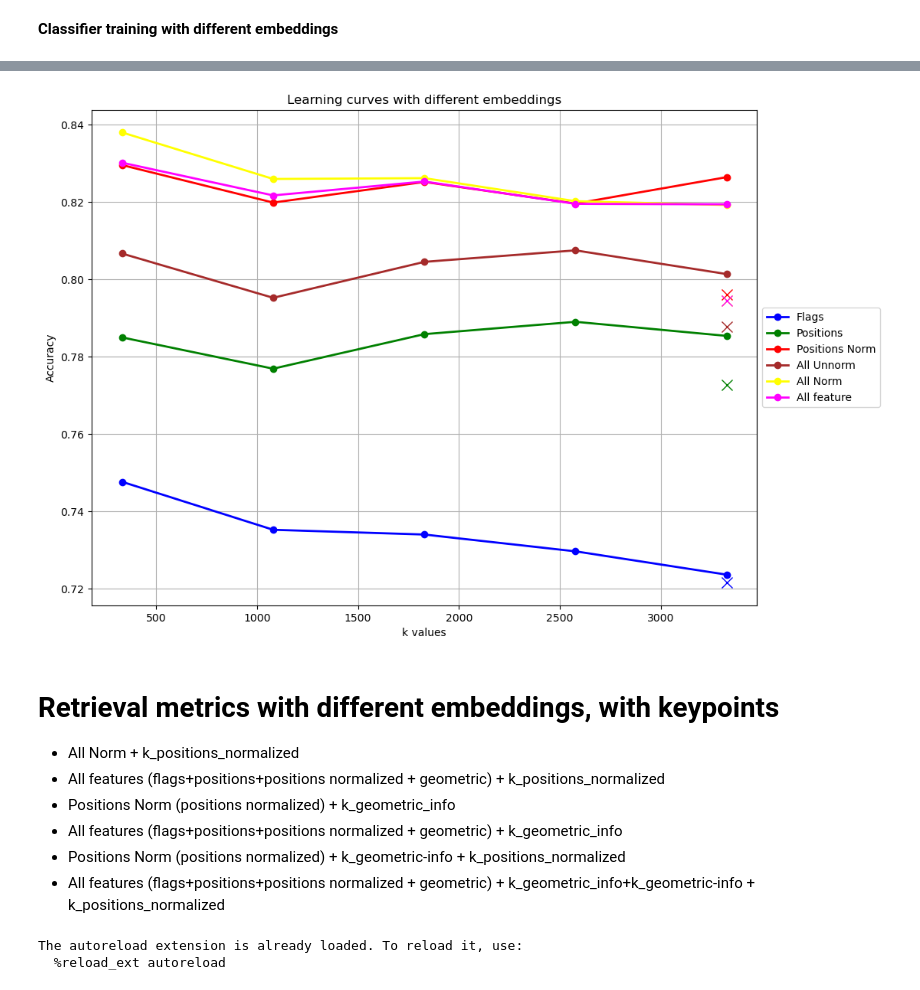
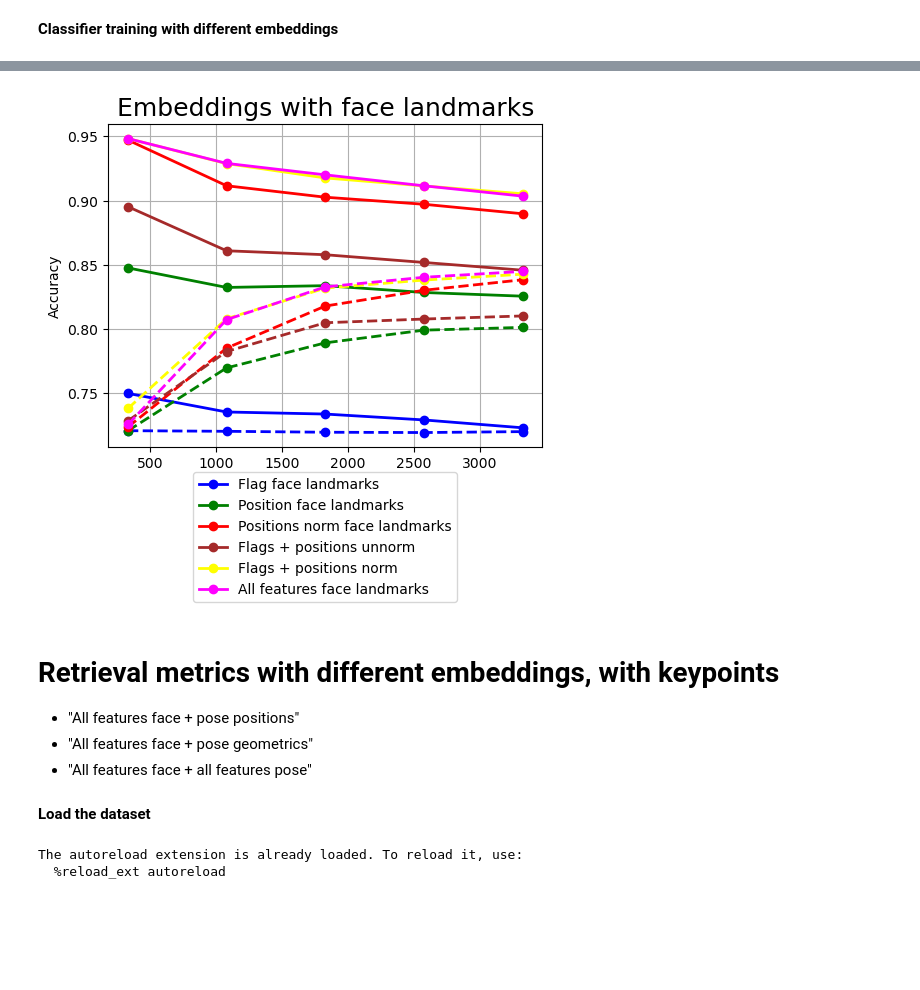
Before and after one commit to Lori-in-the-clouds/SIDS_revelation_project, a Jupyter notebook: full_pipeline/retrieval_dataset_v3.ipynb, the cells around one changed output, grey strips where cells are left out. Saved outputs shown, nothing was run; the diff lists cells and outputs as text; code cells hidden in the pictures; blank space fills up the shorter version.

```diff
--- a/full_pipeline/retrieval_dataset_v3.ipynb
+++ b/full_pipeline/retrieval_dataset_v3.ipynb
@@ -8,6 +10,7 @@
 # %% [markdown]
 **Load the dataset**
 # %%
+from matplotlib.lines import lineStyles
 %load_ext autoreload
 %autoreload 2
 
@@ -19,4 +22,4 @@ from libraries.file_manager_utils import *
 
 project_dir = f"{os.getcwd().split('SIDS_revelation_project')[0]}SIDS_revelation_project/"
 image_dataset_path = f"{project_dir}datasets/onback_onstomach_v3"
-model_path = f"{project_dir}/models/4.fd_weights/best.pt"
+model_path_fd = f"{project_dir}/models/4.fd_weights/best.pt"
@@ -73,7 +79,7 @@ FINISHED: 4158 embedding created
 **Initialize retrieval objects**
 # %%
 embeddings = [e_flags, e_positions, e_positions_norm, e_all_unnorm, e_all_norm, e_all]
-embeddings_names = ["Flags", "Positions", "Positions Norm", "All Unnorm", "All Norm", "All features"]
+embeddings_names = ["Flag face landmarks", "Position face landmarks", "Positions norm face landmarks", "Flags + positions unnorm", "Flags + positions norm", "All features face landmarks"]
 
 retrieval_euclidean = { name: ImageRetrieval(emb, emb_builder.y, emb_builder.image_paths, image_dataset_path, emb_builder.classes_bs)
                         for name, emb  in zip(embeddings_names, embeddings)}
@@ -129,7 +161,7 @@ Recall@R scores evaluated successfully!
 import matplotlib.pyplot as plt
 figsize = (18, 5)
 
-fig, axes = plt.subplots(1, 3, figsize=figsize, sharey=True)
+fig, axes = plt.subplots(1, 3, figsize=figsize, sharey=False)
 
 metrics = ["Euclidean", "Cosine", "Mahalanobis"]
 all_scores = [precision_scores_euclidean, precision_scores_cosine, precision_scores_mahalanobis]
@@ -230,13 +387,16 @@ All features--------------------------------------------------------------------
 # %%
 embeddings_classifiers = {name : Classifier(emb, emb_builder.y, emb_builder.classes_bs) for name, emb in zip(embeddings_names, embeddings)}
 # %%
-clf = RandomForestClassifier(n_estimators=300,
-                max_depth=8,              # limit tree depth
-                min_samples_split=10,     # require more samples to split
-                min_samples_leaf=5,       # require more samples per leaf
-                max_features="sqrt",      # random feature selection
-                bootstrap=True,
-                random_state=42)
+clf = XGBClassifier(
+            n_estimators=300,
+            max_depth=5,
+            learning_rate=0.05,
+            subsample=0.8,
+            colsample_bytree=0.8,
+            reg_lambda=1,
+            reg_alpha=0.5,
+            random_state=None
+        )
 
 learning_scores = { name: classifier.plot_learning_curve(clf, verbose = False) for name, classifier in embeddings_classifiers.items()}
 print("Learning scores evaluated successfully!")
@@ -245,35 +422,33 @@ Learning scores evaluated succesfully!
 # %%
-figsize = (embeddings_classifiers["Flags"].figsize[0]*2, embeddings_classifiers["Flags"].figsize[1]*2)
+figsize = (embeddings_classifiers["Flag face landmarks"].figsize[0], embeddings_classifiers["Flag face landmarks"].figsize[1])
 colors = ["blue", "green", "red", "brown", "yellow", "fuchsia"]
 
 plt.figure(figsize=figsize)
 for score, label, color in zip(learning_scores.values(), learning_scores.keys(), colors):
     plt.plot(score[0], score[3], marker="o", color=color, linewidth=2, label=label)
-    #plt.plot(score[0], score[4], marker="o", color=color, linewidth=2, label=label) test curve
-    plt.plot(score[0][len(score[0])-1], score[4][len(score[4])-1], marker="x",markersize = 10, color=color)
+    plt.plot(score[0], score[4], marker="o", color=color, linewidth=2,linestyle="--")
+    #plt.plot(score[0][len(score[0])-1], score[4][len(score[4])-1], marker="x",markersize = 10, color=color)
 
 # Legenda
 plt.legend(
-    loc="center left",          # posizione di riferimento
-    bbox_to_anchor=(1, 0.5),    # sposta la legenda a destra del grafico
+    loc="lower center",          # posizione di riferimento
+    bbox_to_anchor=(0.5, -0.5),    # sposta la legenda a destra del grafico
     fontsize=10
 )
-plt.xlabel("k values")
 plt.ylabel("Accuracy")
-plt.title("Learning curves with different embeddings")
+plt.title("Embeddings with face landmarks", fontsize=18)
 plt.grid(True)
 plt.show()
 # %% [output]
-[figure, old version]
+[figure, new version]
 # %% [markdown]
 # Retrieval metrics with different embeddings, with keypoints
 
-- All Norm + k_positions_normalized
-- All features (flags+positions+positions normalized + geometric) + k_positions_normalized
-- Positions Norm (positions normalized) + k_geometric_info
-- All features (flags+positions+positions normalized + geometric) + k_geometric_info
-- Positions Norm (positions normalized) + k_geometric-info + k_positions_normalized
-- All features (flags+positions+positions normalized + geometric) + k_geometric_info+k_geometric-info + k_positions_normalized
+- "All features face + pose positions"
+- "All features face + pose geometrics"
+- "All features face + all features pose"
+# %% [markdown]
+**Load the dataset**
 # %%
 %load_ext autoreload
 %autoreload 2
```
Also changed, not shown: parts of 48 cells of this notebook, 2 other files.
